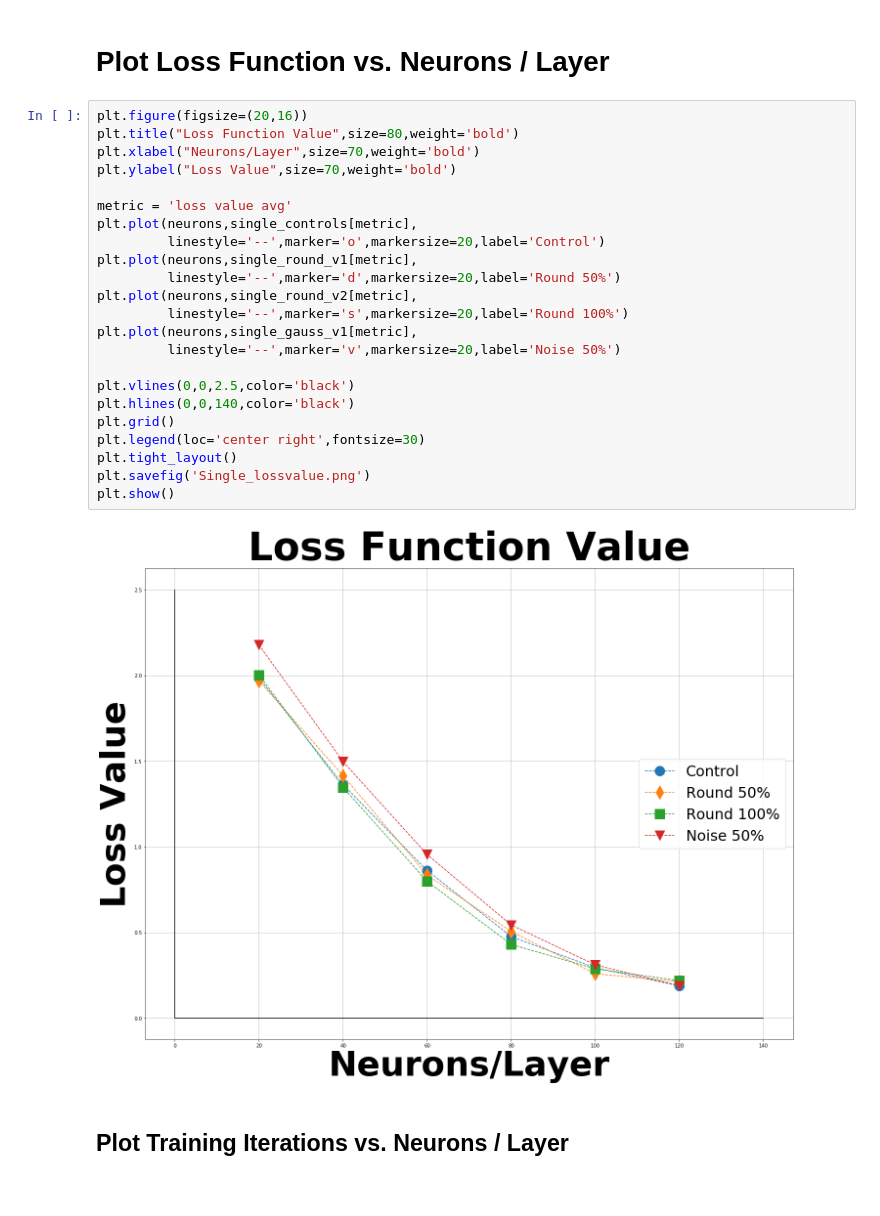
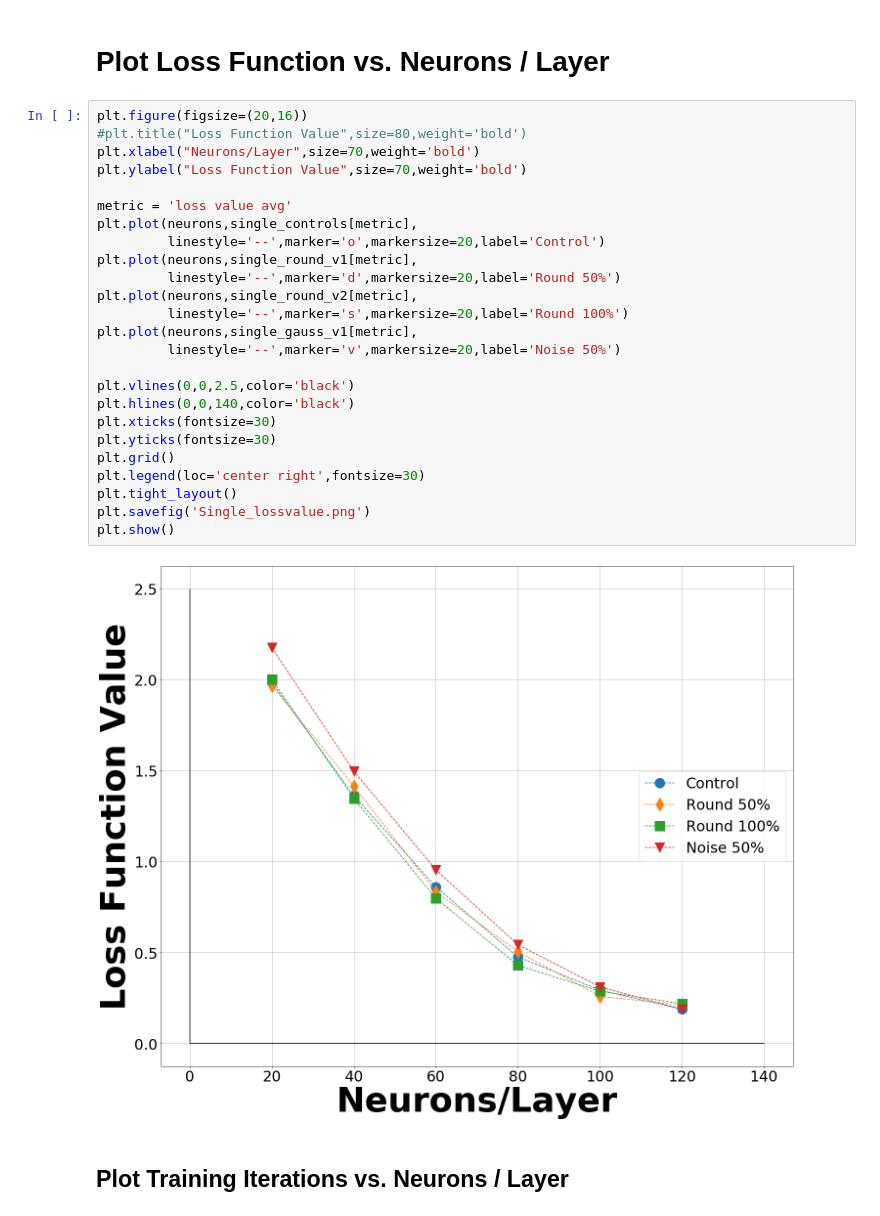
Before and after one commit to landonbuell/Convolutional-Neural-Networks, a Jupyter notebook: Number_Classifier_v4/Number_Classifier_v4_Analysis/Visualize_Results.ipynb, the cells around one changed output. Drawn from its saved outputs; the diff is of its cells as text.

```diff
--- a/Number_Classifier_v4/Number_Classifier_v4_Analysis/Visualize_Results.ipynb
+++ b/Number_Classifier_v4/Number_Classifier_v4_Analysis/Visualize_Results.ipynb
@@ -70,29 +72,31 @@ plt.show()
 # Plot Loss Function vs. Neurons / Layer
 # %%
 plt.figure(figsize=(20,16))
-plt.title("Loss Function Value",size=80,weight='bold')
+#plt.title("Loss Function Value",size=80,weight='bold')
 plt.xlabel("Neurons/Layer",size=70,weight='bold')
-plt.ylabel("Loss Value",size=70,weight='bold')
+plt.ylabel("Loss Function Value",size=70,weight='bold')
 
 metric = 'loss value avg'
 plt.plot(neurons,single_controls[metric],
          linestyle='--',marker='o',markersize=20,label='Control')
 plt.plot(neurons,single_round_v1[metric],
          linestyle='--',marker='d',markersize=20,label='Round 50%')
 plt.plot(neurons,single_round_v2[metric],
          linestyle='--',marker='s',markersize=20,label='Round 100%')
 plt.plot(neurons,single_gauss_v1[metric],
          linestyle='--',marker='v',markersize=20,label='Noise 50%')
 
 plt.vlines(0,0,2.5,color='black')
 plt.hlines(0,0,140,color='black')
+plt.xticks(fontsize=30)
+plt.yticks(fontsize=30)
 plt.grid()
 plt.legend(loc='center right',fontsize=30)
 plt.tight_layout()
 plt.savefig('Single_lossvalue.png')
 plt.show()
 # %% [output]
-[figure, old version]
+[figure, new version]
 # %% [markdown]
 ## Plot Training Iterations vs. Neurons / Layer
 # %%
```
Also changed, not shown: parts of 9 cells of this notebook, 19 other files.
